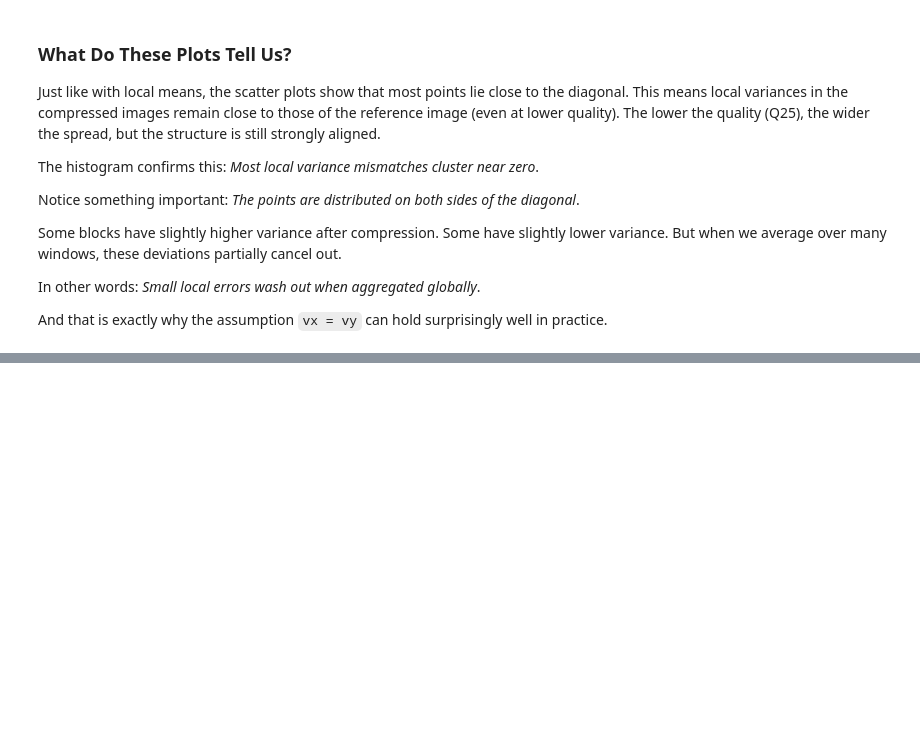
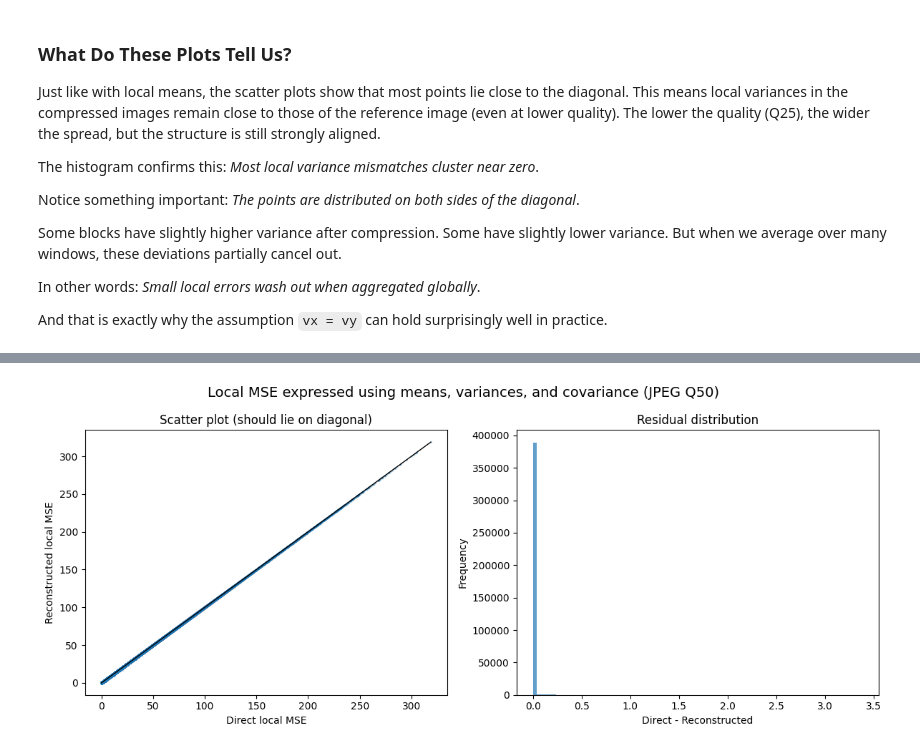
Before and after one commit to luctrudeau/approxSSIMate, a Jupyter notebook: notebooks/01_ssim_psnr_foundations.ipynb, the cells around one changed output, grey strips where cells are left out. Drawn from its saved outputs; the diff is of its cells as text; code cells hidden in the pictures; blank space fills up the shorter version.

Commit message:
Add covariance to the foundations notebook

```diff
--- a/notebooks/01_ssim_psnr_foundations.ipynb
+++ b/notebooks/01_ssim_psnr_foundations.ipynb
@@ -451,0 +490,53 @@ And that is exactly why the assumption `vx = vy` can hold surprisingly well in p
+# %%
+def local_covariance(im1, im2, win_size=7):
+    im1 = im1.astype(np.float64, copy=False)
+    im2 = im2.astype(np.float64, copy=False)
+    u1 = uniform_filter(im1, size=win_size)
+    u2 = uniform_filter(im2, size=win_size)
+    u12 = uniform_filter(im1 * im2, size=win_size)
+    return np.maximum(u12 - u1 * u2, 0.0)
+
+def local_mse(im1, im2, win_size=7):
+    im1 = im1.astype(np.float64, copy=False)
+    im2 = im2.astype(np.float64, copy=False)
+    return np.maximum(uniform_filter((im1 - im2) ** 2, size=win_size), 0.0)
+
+vxy50 = local_covariance(ref, q50, win_size=7)
+mse_local_50 = local_mse(ref, q50)
+mse_identity_50 = vx + vy50 + (ux - uy50) ** 2 - 2 * vxy50
+res = mse_local_50 - mse_identity_50
+
+def plot_local_mse_comparison():
+    fig, axes = plt.subplots(1, 2, figsize=(12, 5))
+
+    fig.suptitle(
+        "Local MSE expressed using means, variances, and covariance (JPEG Q50)",
+        fontsize=14
+    )
+
+    axes[0].scatter(
+        mse_local_50.flatten(),
+        mse_identity_50.flatten(),
+        s=2,
+        alpha=0.2
+    )
+
+    mn = min(mse_local_50.min(), mse_identity_50.min())
+    mx = max(mse_local_50.max(), mse_identity_50.max())
+
+    axes[0].plot([mn, mx], [mn, mx], color="black", linewidth=1)
+    axes[0].set_xlabel("Direct local MSE")
+    axes[0].set_ylabel("Reconstructed local MSE")
+    axes[0].set_title("Scatter plot (should lie on diagonal)")
+
+    # --- Histogram of residual ---
+    axes[1].hist(res.flatten(), bins=100, alpha=0.7)
+    axes[1].set_title("Residual distribution")
+    axes[1].set_xlabel("Direct - Reconstructed")
+    axes[1].set_ylabel("Frequency")
+
+    plt.tight_layout()
+    plt.show()
+plot_local_mse_comparison()
+# %% [output]
+[figure, added]
```
Also changed, not shown: parts of 2 cells of this notebook.
